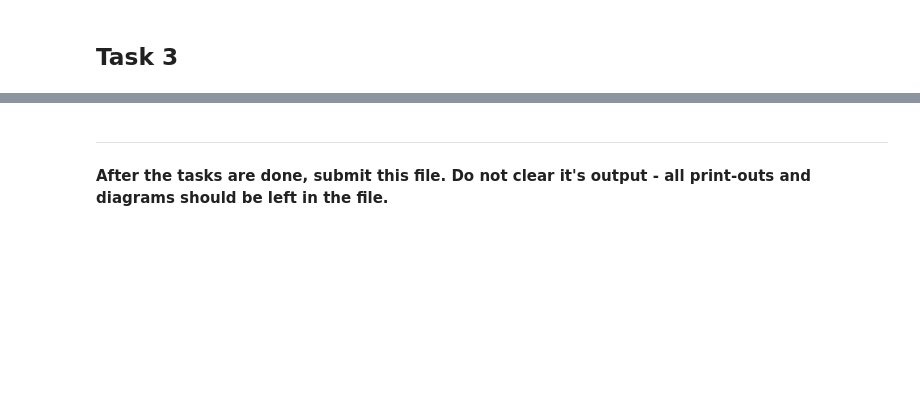
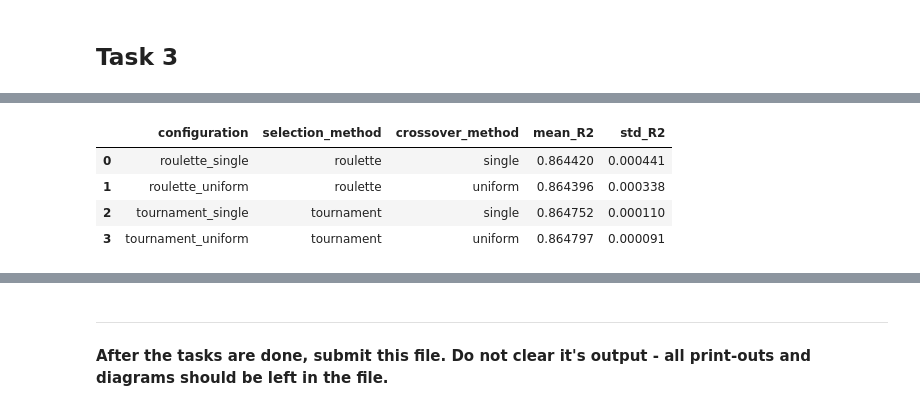
Before and after one commit to loic-marigny/machine-learning-rtu, a Jupyter notebook: 9_Assignment.ipynb, the cells around one changed output, grey strips where cells are left out. Drawn from its saved outputs; the diff is of its cells as text; code cells hidden in the pictures; blank space fills up the shorter version.

```diff
--- a/9_Assignment.ipynb
+++ b/9_Assignment.ipynb
@@ -415,0 +491,19 @@ Overall best R2 = 0.8646172504920925
+# %%
+summary_rows = []
+for config_name, res in results.items():
+    summary_rows.append({
+        "configuration": config_name,
+        "selection_method": res["selection_method"],
+        "crossover_method": res["crossover_method"],
+        "mean_R2": res["mean_R2"],
+        "std_R2": res["std_R2"],
+    })
+
+summary_df = pd.DataFrame(summary_rows)
+display(summary_df)
+# %% [output]
+|  | configuration | selection_method | crossover_method | mean_R2 | std_R2 |
+| 0 | roulette_single | roulette | single | 0.864420 | 0.000441 |
+| 1 | roulette_uniform | roulette | uniform | 0.864396 | 0.000338 |
+| 2 | tournament_single | tournament | single | 0.864752 | 0.000110 |
+| 3 | tournament_uniform | tournament | uniform | 0.864797 | 0.000091 |
```
Also changed, not shown: parts of 5 cells of this notebook.
